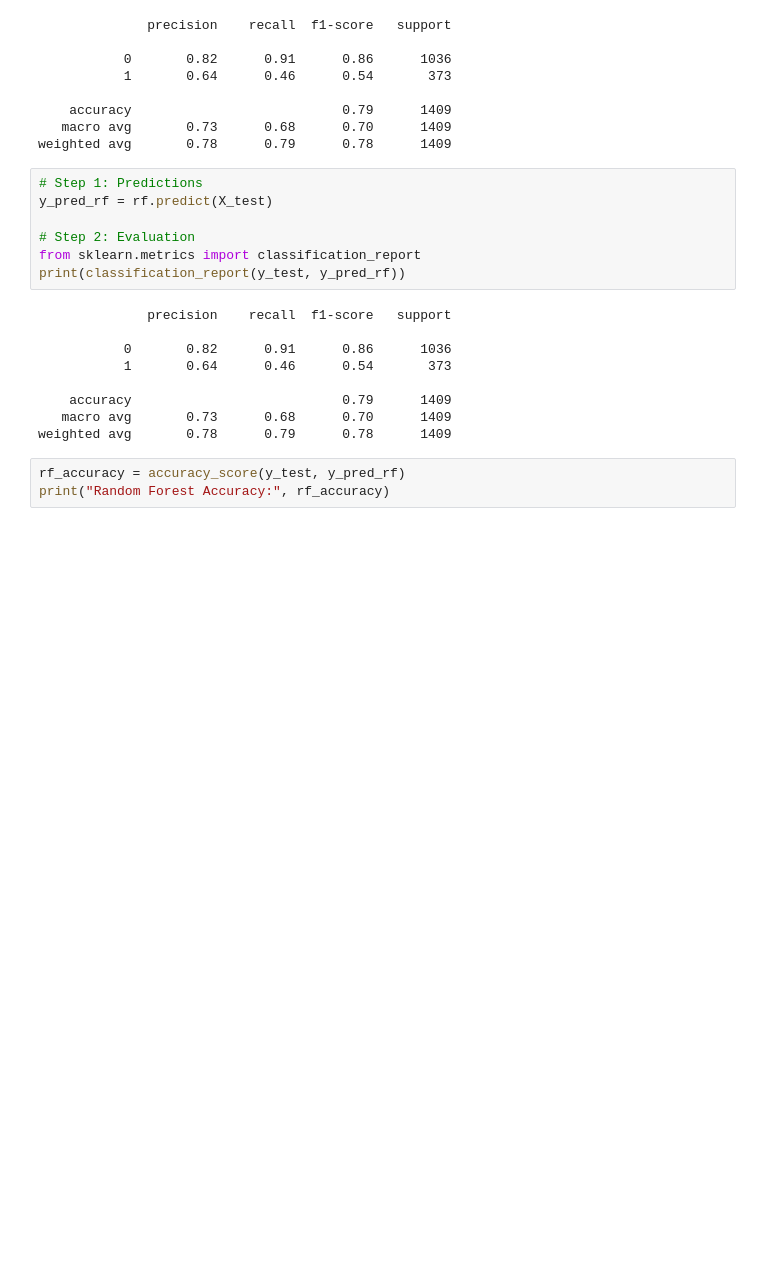
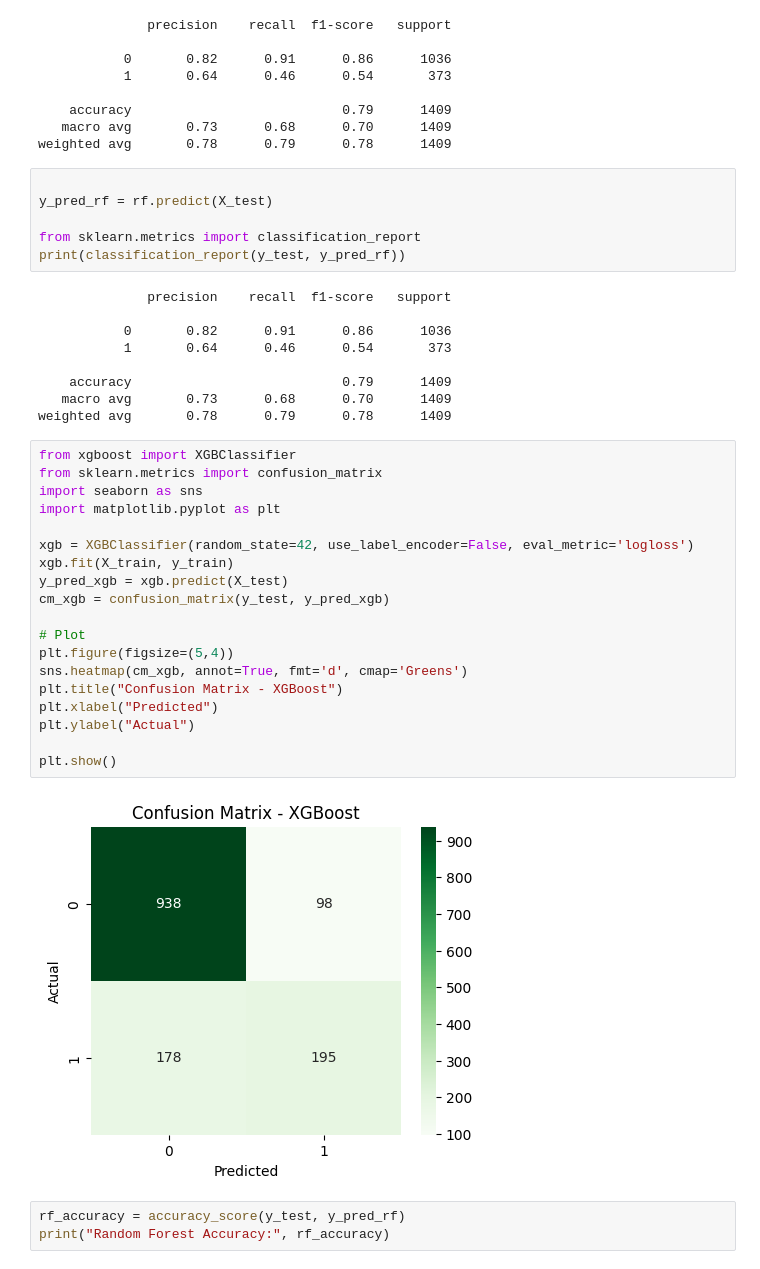
Before and after one commit to Harita2005/customer-churn-ml, a Jupyter notebook: notebooks/01_eda.ipynb, the cells around one changed output. Saved outputs shown, nothing was run; the diff lists cells and outputs as text; blank space fills up the shorter version.

```diff
--- a/notebooks/01_eda.ipynb
+++ b/notebooks/01_eda.ipynb
@@ -305,10 +362,9 @@ print(classification_report(y_test, y_pred_rf))
    macro avg       0.73      0.68      0.70      1409
 weighted avg       0.78      0.79      0.78      1409
 # %%
-# Step 1: Predictions
+
 y_pred_rf = rf.predict(X_test)
 
-# Step 2: Evaluation
 from sklearn.metrics import classification_report
 print(classification_report(y_test, y_pred_rf))
 # %% [output]
@@ -320,6 +376,27 @@ print(classification_report(y_test, y_pred_rf))
     accuracy                           0.79      1409
    macro avg       0.73      0.68      0.70      1409
 weighted avg       0.78      0.79      0.78      1409
+# %%
+from xgboost import XGBClassifier
+from sklearn.metrics import confusion_matrix
+import seaborn as sns
+import matplotlib.pyplot as plt
+
+xgb = XGBClassifier(random_state=42, use_label_encoder=False, eval_metric='logloss')
+xgb.fit(X_train, y_train)
+y_pred_xgb = xgb.predict(X_test)
+cm_xgb = confusion_matrix(y_test, y_pred_xgb)
+
+# Plot
+plt.figure(figsize=(5,4))
+sns.heatmap(cm_xgb, annot=True, fmt='d', cmap='Greens')
+plt.title("Confusion Matrix - XGBoost")
+plt.xlabel("Predicted")
+plt.ylabel("Actual")
+
+plt.show()
+# %% [output]
+[figure, added]
 # %%
 rf_accuracy = accuracy_score(y_test, y_pred_rf)
 print("Random Forest Accuracy:", rf_accuracy)
```
Also changed, not shown: parts of 22 cells of this notebook, 14 other files.
